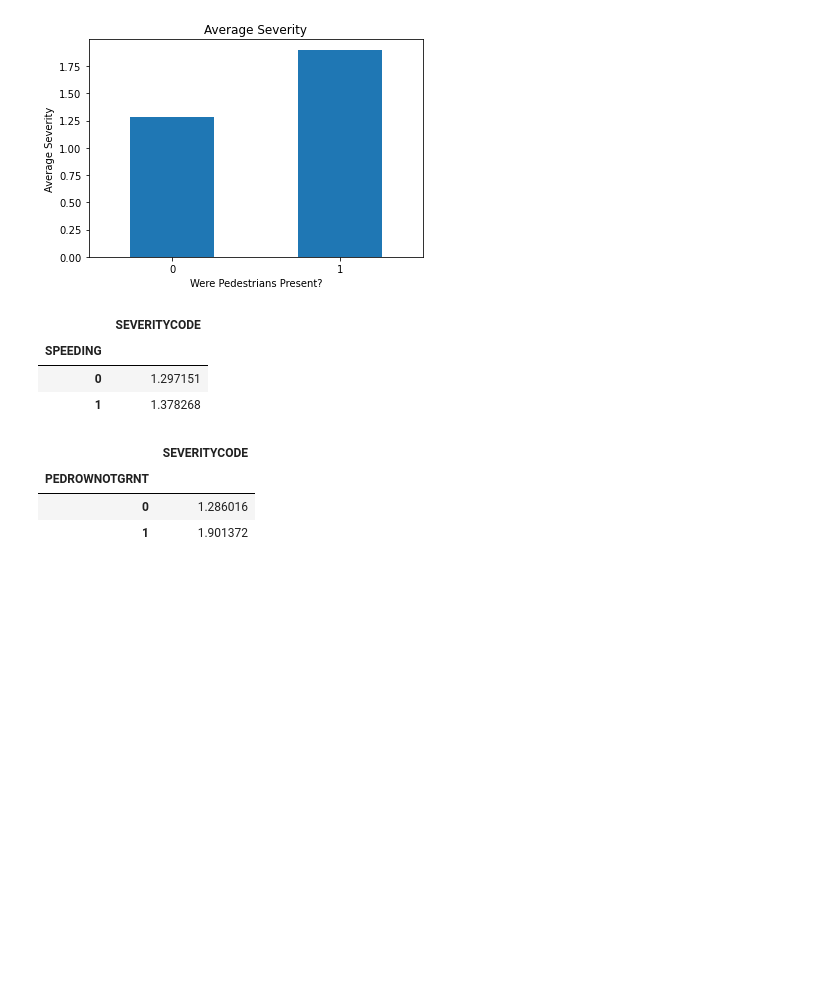
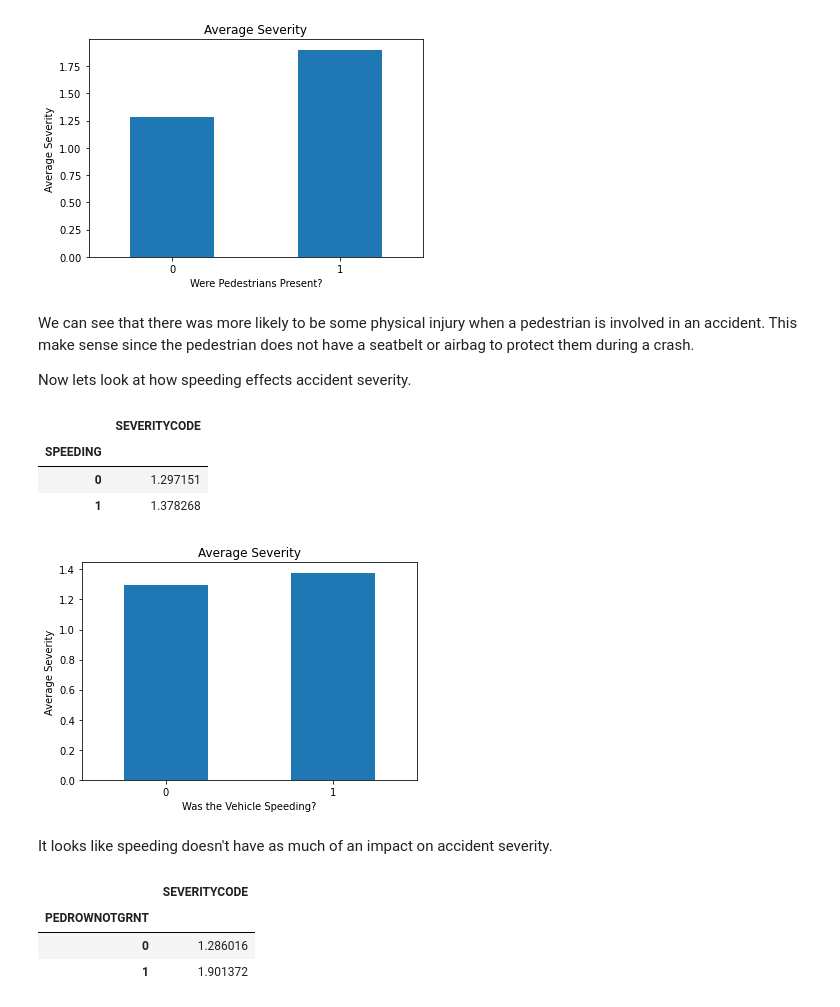
Before and after one commit to Duvey314/Coursera_Capstone, a Jupyter notebook: capstone.ipynb, the cells around one changed output. Drawn from its saved outputs; the diff is of its cells as text; code cells hidden in the pictures; blank space fills up the shorter version.

```diff
--- a/capstone.ipynb
+++ b/capstone.ipynb
@@ -184,14 +187,28 @@ ped_graph.set_ylabel('Average Severity')
 ped_graph.get_legend().remove()
 # %% [output]
 [figure]
+# %% [markdown]
+We can see that there was more likely to be some physical injury when a pedestrian is involved in an accident. This make sense since the pedestrian does not have a seatbelt or airbag to protect them during a crash.
+
+Now lets look at how speeding effects accident severity.
 # %%
-# How does speeding effect severity
-ped_group_df = ped_df[['SPEEDING','SEVERITYCODE']].groupby(by='SPEEDING').mean()
-ped_group_df
+# Group the speeding data and severity
+speed_group_df = ped_df[['SPEEDING','SEVERITYCODE']].groupby(by='SPEEDING').mean()
+speed_group_df
 # %% [output]
 |  | SEVERITYCODE |
 | SPEEDING |  |
 | 0 | 1.297151 |
 | 1 | 1.378268 |
+# %%
+speed_graph = speed_group_df.plot.bar(rot=360,
+                                    title = "Average Severity")
+speed_graph.set_xlabel('Was the Vehicle Speeding?')
+speed_graph.set_ylabel('Average Severity')
+speed_graph.get_legend().remove()
+# %% [output]
+[figure, added]
+# %% [markdown]
+It looks like speeding doesn't have as much of an impact on accident severity.
 # %%
 # How does pedestrian right of way effect severity
```
Also changed, not shown: parts of 33 cells of this notebook, 1 other file.
